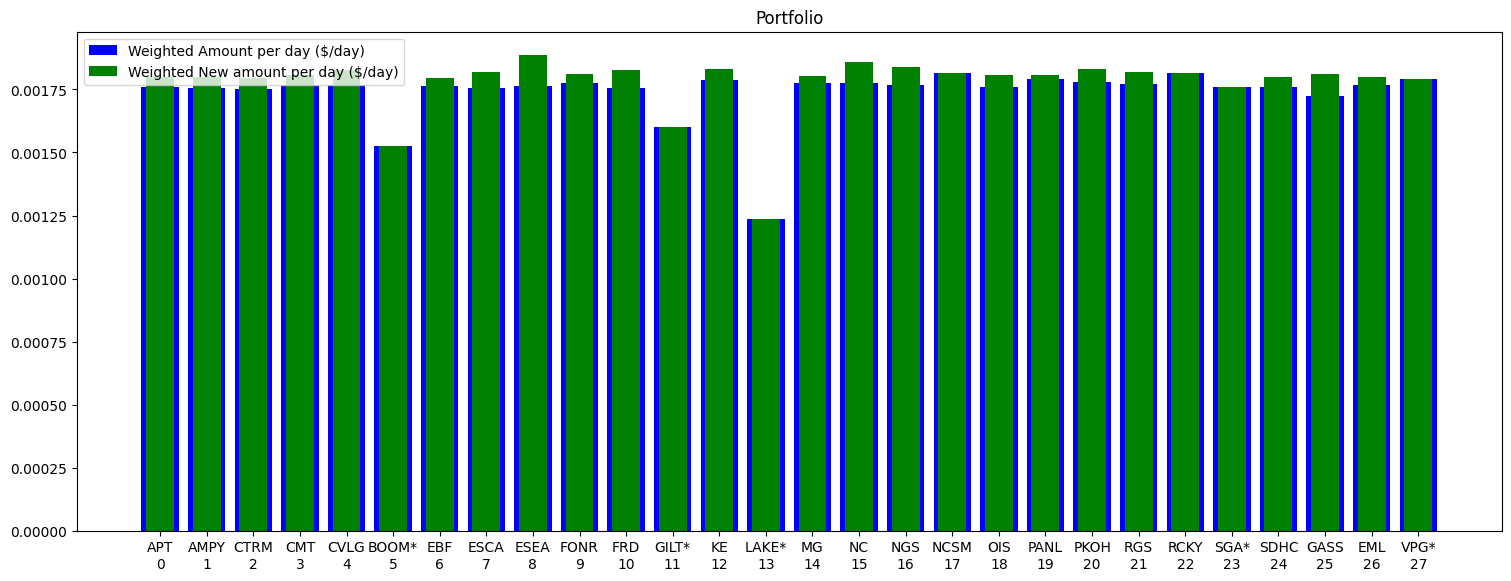
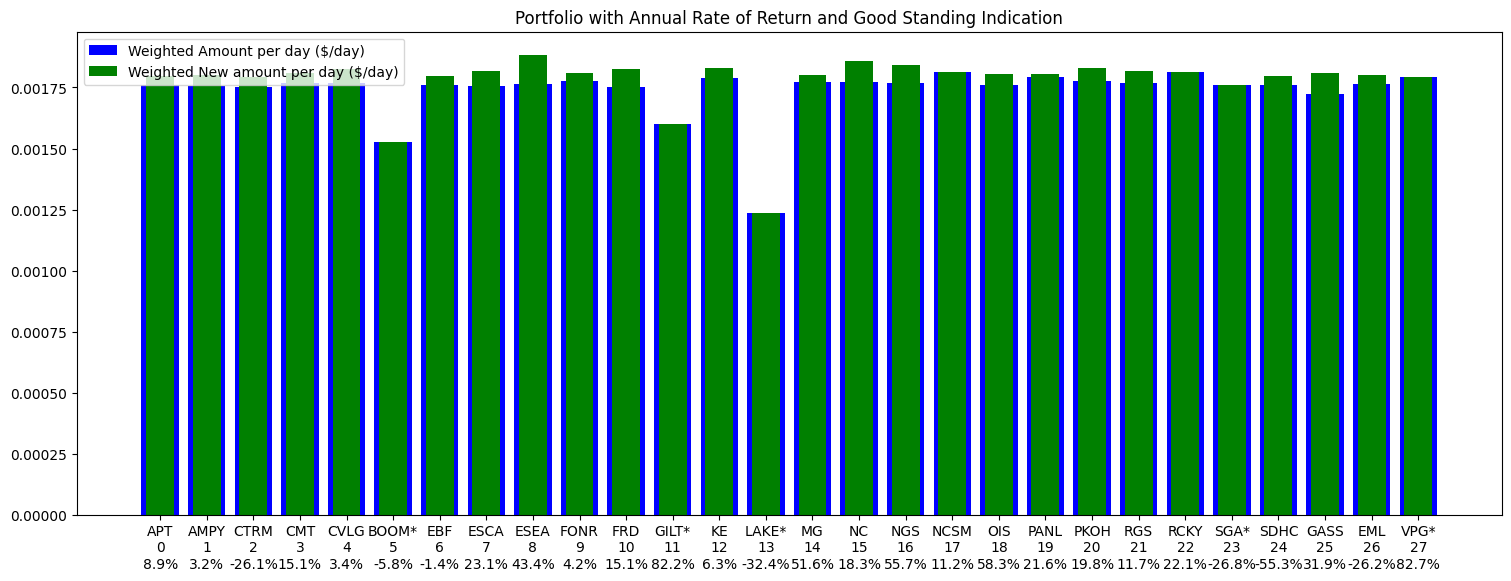
The change to this notebook cell's code, shown as a diff; its figure went from the first image to the second:
--- before
+++ after
@@ -10,13 +10,18 @@
 xtickers = []
 for i in range(shadow_transactions['num_stocks']):
+    if i==15:
+        print(shadow_transactions['ticker'][i])
+        
     if shadow_transactions['good_standing'][i] == 0:
         star = '*'
     else:
         star = ''
-    ticker_symbol = shadow_transactions['ticker'][i] + star + '\n'  + str(i)
+    rate_string = "{:.1f}".format(shadow_transactions['effective_annual_rate_of_return'][i] * 100)
+    ticker_symbol = shadow_transactions['ticker'][i] + star + '\n'  + str(i) + '\n' + \
+        rate_string + '%'
     xtickers.append(ticker_symbol)
 plt.xticks(stock_indices+width/2, xtickers)
 ax.legend()
-plt.title('Portfolio')
+plt.title('Portfolio with Annual Rate of Return and Good Standing Indication')
 
 fig, ax = plt.subplots(figsize=(15, 5.7), layout='constrained')
@@ -24,3 +29,3 @@
 plt.xticks(stock_indices+width/2, xtickers)
 ax.legend()
-plt.title('Portfolio')
+plt.title('Portfolio New purchase quantities with Annual Rate of Return and Good Standing Indication')

Commit: 5 16 26